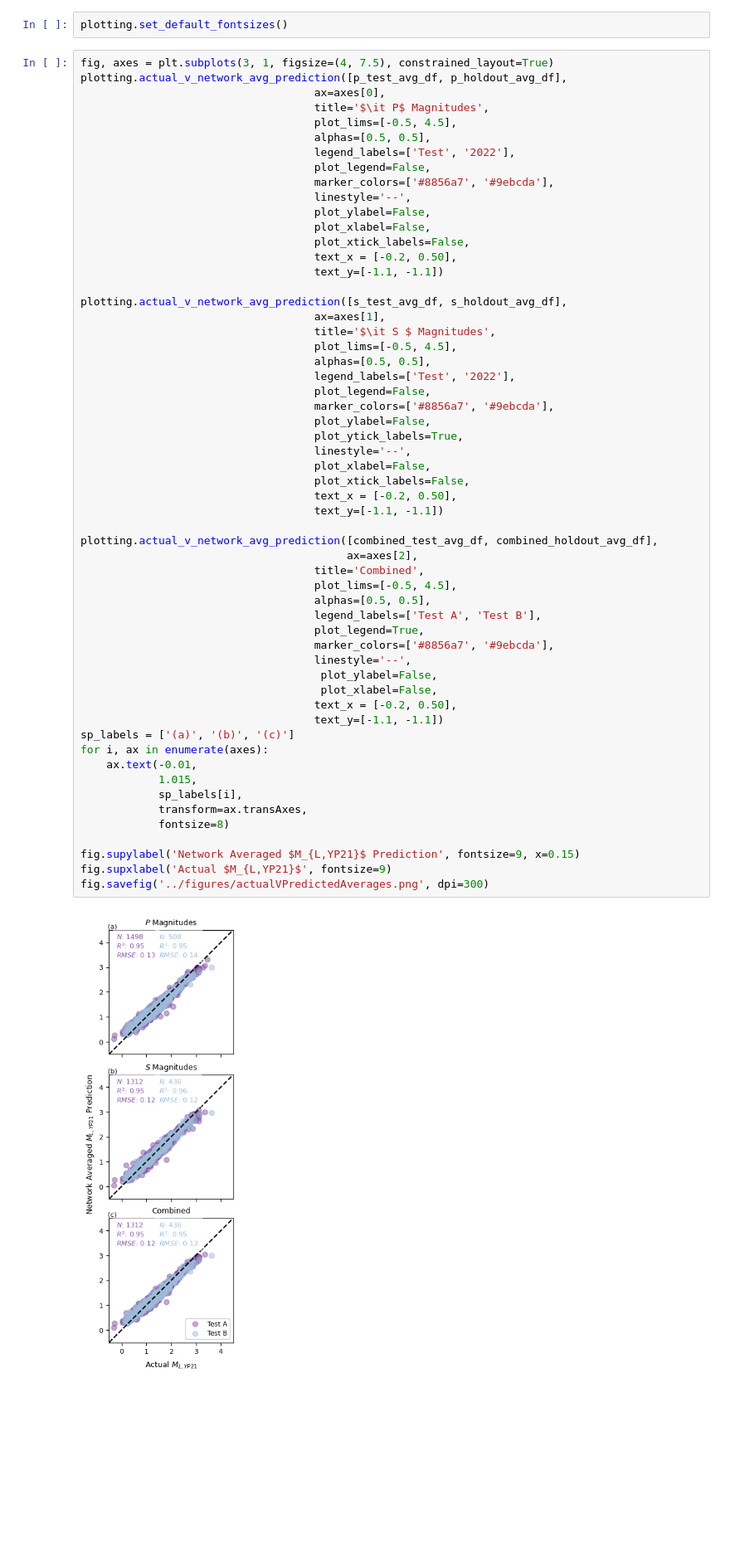
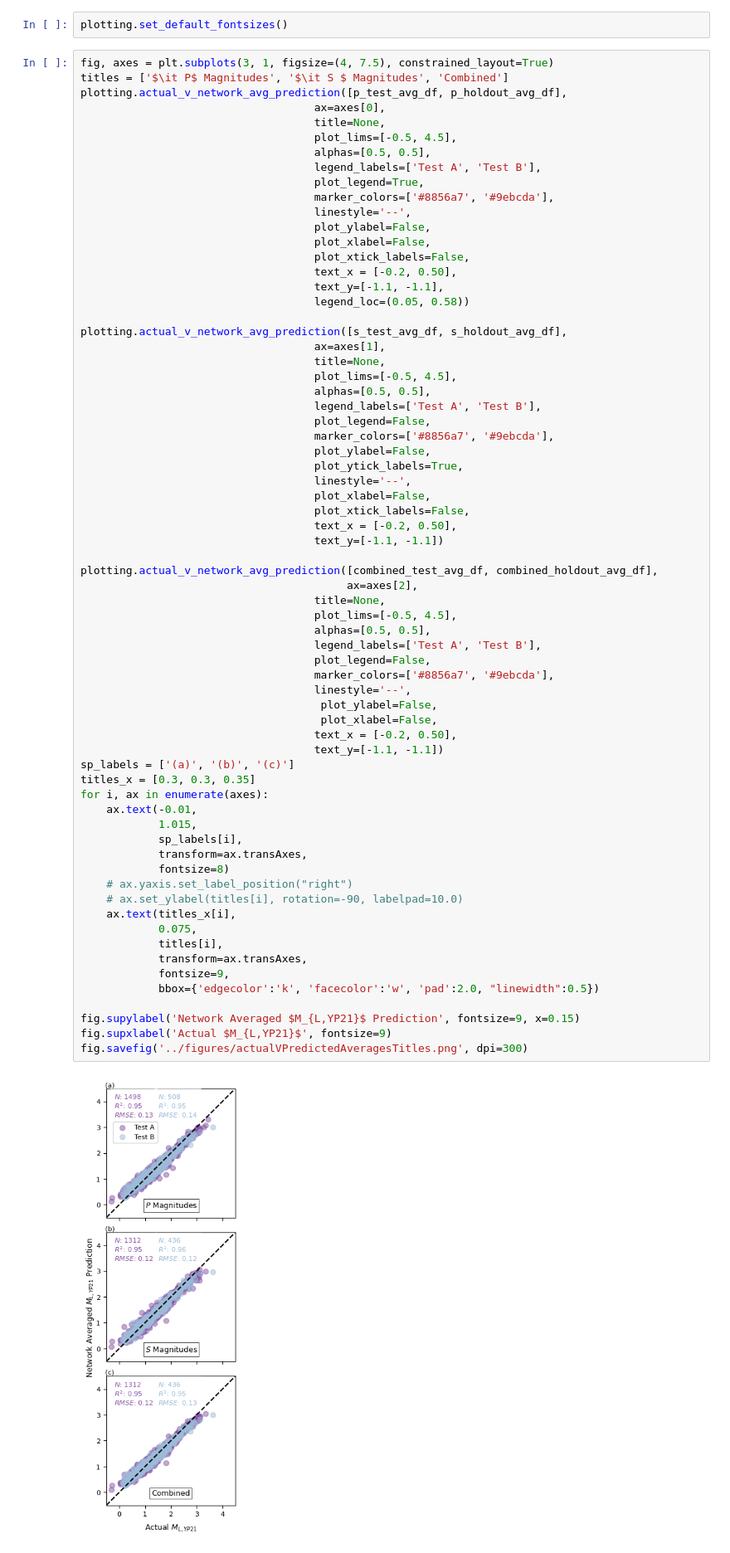
Before and after one commit to armstrong06/featmag, a Jupyter notebook: notebooks_results/combinePandSPredictions.ipynb, the cells around one changed output. Shown: that part at 83% size. Drawn from its saved outputs; the diff is of its cells as text; blank space fills up the shorter version.

Commit message:
update title position

```diff
--- a/notebooks_results/combinePandSPredictions.ipynb
+++ b/notebooks_results/combinePandSPredictions.ipynb
@@ -244,63 +245,74 @@ print(combined_holdout_df[combined_holdout_df['phase'] == 'S'].shape[0]) #/combi
 plotting.set_default_fontsizes()
 # %%
 fig, axes = plt.subplots(3, 1, figsize=(4, 7.5), constrained_layout=True)
+titles = ['$\it P$ Magnitudes', '$\it S $ Magnitudes', 'Combined']
 plotting.actual_v_network_avg_prediction([p_test_avg_df, p_holdout_avg_df],
                                     ax=axes[0],
-                                    title='$\it P$ Magnitudes',
+                                    title=None,
                                     plot_lims=[-0.5, 4.5],
                                     alphas=[0.5, 0.5],
-                                    legend_labels=['Test', '2022'],
-                                    plot_legend=False,
+                                    legend_labels=['Test A', 'Test B'],
+                                    plot_legend=True,
                                     marker_colors=['#8856a7', '#9ebcda'],
                                     linestyle='--',
                                     plot_ylabel=False,
                                     plot_xlabel=False,
                                     plot_xtick_labels=False,
                                     text_x = [-0.2, 0.50],
-                                    text_y=[-1.1, -1.1])
+                                    text_y=[-1.1, -1.1],
+                                    legend_loc=(0.05, 0.58))
 
 plotting.actual_v_network_avg_prediction([s_test_avg_df, s_holdout_avg_df],
                                     ax=axes[1],
-                                    title='$\it S $ Magnitudes',
+                                    title=None,
                                     plot_lims=[-0.5, 4.5],
                                     alphas=[0.5, 0.5],
-                                    legend_labels=['Test', '2022'],
+                                    legend_labels=['Test A', 'Test B'],
                                     plot_legend=False,
                                     marker_colors=['#8856a7', '#9ebcda'],
                                     plot_ylabel=False,
                                     plot_ytick_labels=True,
                                     linestyle='--',
                                     plot_xlabel=False,
                                     plot_xtick_labels=False,
                                     text_x = [-0.2, 0.50],
                                     text_y=[-1.1, -1.1])
 
 plotting.actual_v_network_avg_prediction([combined_test_avg_df, combined_holdout_avg_df],
                                          ax=axes[2],
-                                    title='Combined',
+                                    title=None,
                                     plot_lims=[-0.5, 4.5],
                                     alphas=[0.5, 0.5],
                                     legend_labels=['Test A', 'Test B'],
-                                    plot_legend=True,
+                                    plot_legend=False,
                                     marker_colors=['#8856a7', '#9ebcda'],
                                     linestyle='--',
                                      plot_ylabel=False,
                                      plot_xlabel=False,
                                     text_x = [-0.2, 0.50],
                                     text_y=[-1.1, -1.1])
 sp_labels = ['(a)', '(b)', '(c)']
+titles_x = [0.3, 0.3, 0.35]
 for i, ax in enumerate(axes):
     ax.text(-0.01,
             1.015,
             sp_labels[i],
             transform=ax.transAxes,
             fontsize=8)
+    # ax.yaxis.set_label_position("right")
+    # ax.set_ylabel(titles[i], rotation=-90, labelpad=10.0)
+    ax.text(titles_x[i],
+            0.075,
+            titles[i],
+            transform=ax.transAxes,
+            fontsize=9,
+            bbox={'edgecolor':'k', 'facecolor':'w', 'pad':2.0, "linewidth":0.5})
 
 fig.supylabel('Network Averaged $M_{L,YP21}$ Prediction', fontsize=9, x=0.15)
 fig.supxlabel('Actual $M_{L,YP21}$', fontsize=9)
-fig.savefig('../figures/actualVPredictedAverages.png', dpi=300)
+fig.savefig('../figures/actualVPredictedAveragesTitles.png', dpi=300)
 # %% [output]
-[figure, old version]
+[figure, new version]
 # %% [markdown]
 ### P , S, P & S network avg for events with both P and S picks (all use same subset of events)
 # %%
```
Also changed, not shown: parts of 1 cell of this notebook, 2 other files.
